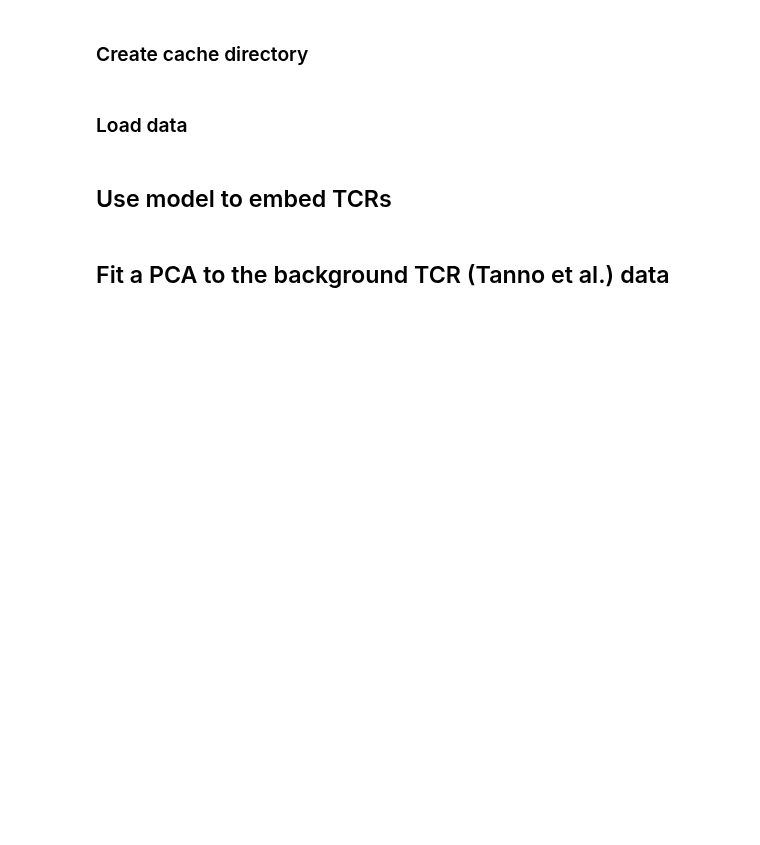
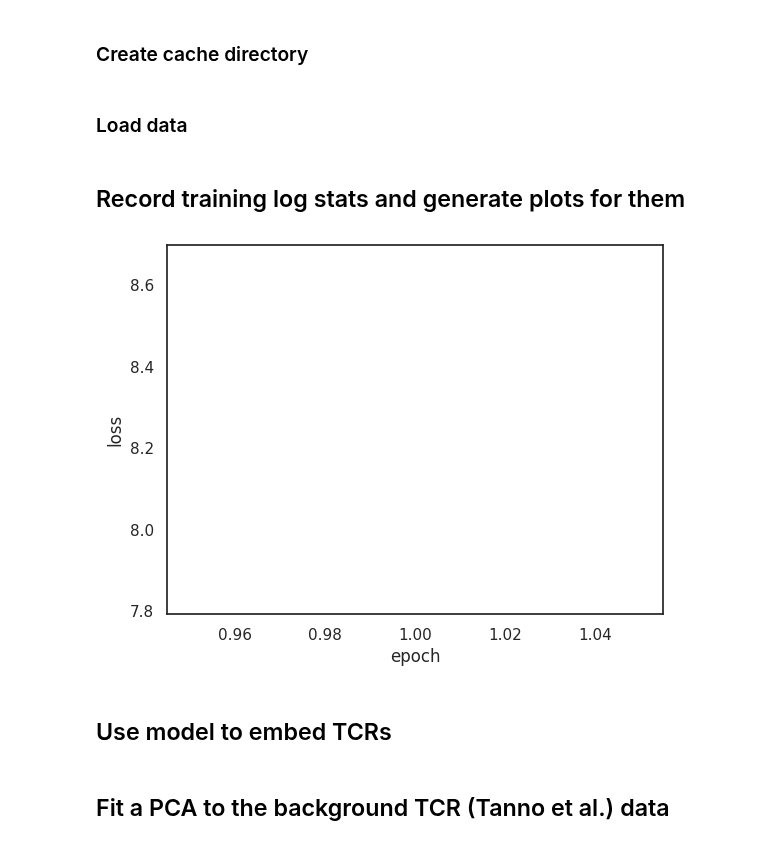
Before and after one commit to yutanagano/tcrlm, a Jupyter notebook: notebooks/benchmark_beta.ipynb, the cells around one changed output. Cells and saved outputs as stored; diff of their text form; code cells hidden in the pictures; blank space fills up the shorter version.

Commit message:
Add basic loss graph to benchmarking pipeline

```diff
--- a/notebooks/benchmark_beta.ipynb
+++ b/notebooks/benchmark_beta.ipynb
@@ -73,3 +75,5 @@ EpContBetaCDR3BERT_ap(
+# %%
+training_log = pd.read_csv(model_save_dir/'log.csv')
 # %% [markdown]
 ### Create benchmarking directory
 # %%
@@ -98,6 +102,13 @@ ep_ds = TCRDataset(
     tokeniser=CDR3Tokeniser()
 )
 ep_dl = TCRDataLoader(dataset=ep_ds, batch_size=512, shuffle=False)
+# %% [markdown]
+## Record training log stats and generate plots for them
+# %%
+seaborn.lineplot(training_log, x='epoch', y='loss')
+plt.savefig(BENCHMARK_DIR/'loss.png')
+# %% [output]
+[figure, added]
 # %% [markdown]
 ## Use model to embed TCRs
 # %%
```
Also changed, not shown: parts of 3 cells of this notebook, 17 other files.
